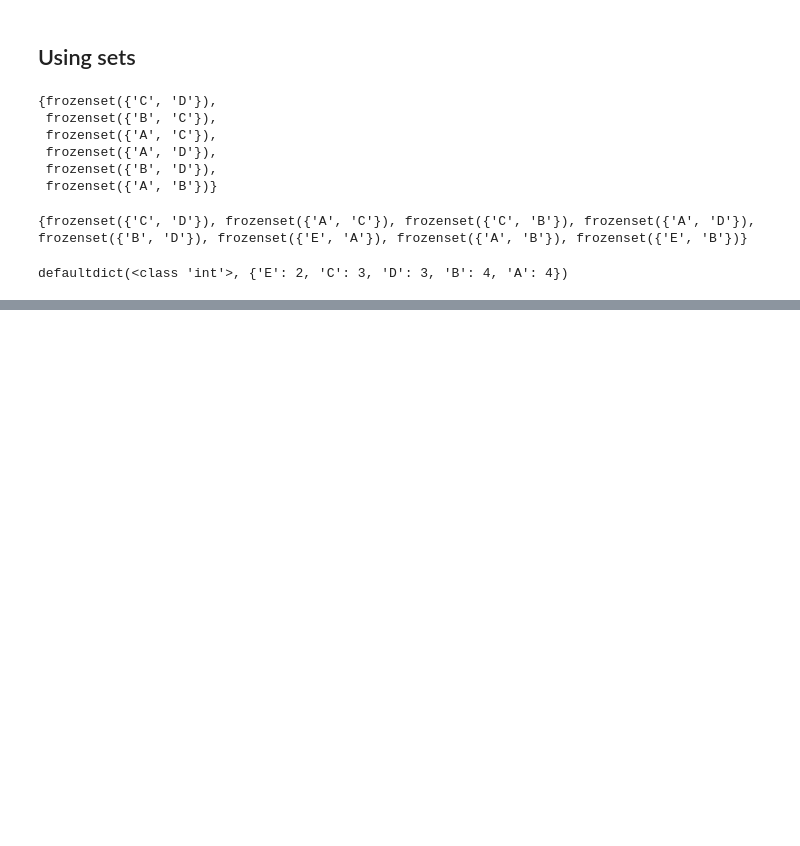
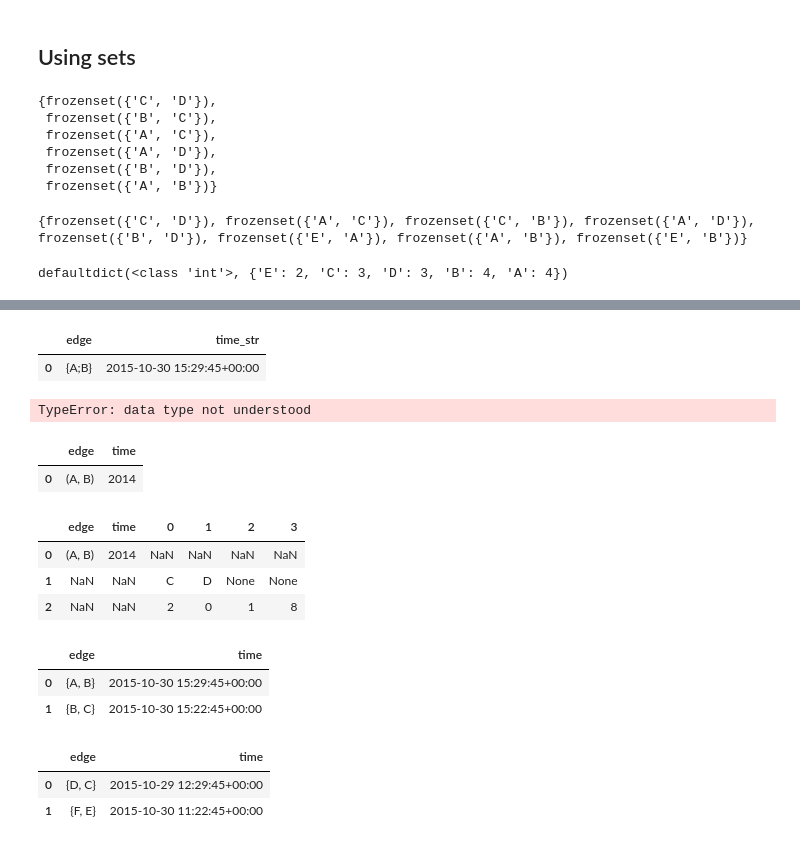
Before and after one commit to marksibrahim/coding-challenge, a Jupyter notebook: src/play/graph_play.ipynb, the cells around one changed output, grey strips where cells are left out. Drawn from its saved outputs; the diff is of its cells as text; code cells hidden in the pictures; blank space fills up the shorter version.

```diff
--- a/src/play/graph_play.ipynb
+++ b/src/play/graph_play.ipynb
@@ -82,0 +186,23 @@ defaultdict(<class 'int'>, {'E': 2, 'C': 3, 'D': 3, 'B': 4, 'A': 4})
+# %%
+df
+# %% [output]
+|  | edge | time_str |
+| 0 | {A;B} | 2015-10-30 15:29:45+00:00 |
+# %%
+df.append([set(["C;B"]), [pd.Timestamp("Fri Oct 30 15:29:45 +0000 2015")]], ignore_index=True)
+# %% [output]
+TypeError: data type not understood
+# %%
+df = pd.DataFrame({"edge": [("A", "B")], "time": ["2014"]} )
+# %%
+df
+# %% [output]
+|  | edge | time |
+| 0 | (A, B) | 2014 |
+# %%
+df.append([("C", "D"), "2018"], gnore_index=True)
+# %% [output]
+|  | edge | time | 0 | 1 | 2 | 3 |
+| 0 | (A, B) | 2014 | NaN | NaN | NaN | NaN |
+| 1 | NaN | NaN | C | D | None | None |
+| 2 | NaN | NaN | 2 | 0 | 1 | 8 |
@@ -82,0 +214,6 @@ defaultdict(<class 'int'>, {'E': 2, 'C': 3, 'D': 3, 'B': 4, 'A': 4})
+# %%
+df
+# %% [output]
+|  | edge | time |
+| 0 | {A, B} | 2015-10-30 15:29:45+00:00 |
+| 1 | {B, C} | 2015-10-30 15:22:45+00:00 |
@@ -82,0 +225,6 @@ defaultdict(<class 'int'>, {'E': 2, 'C': 3, 'D': 3, 'B': 4, 'A': 4})
+# %%
+df2
+# %% [output]
+|  | edge | time |
+| 0 | {D, C} | 2015-10-29 12:29:45+00:00 |
+| 1 | {F, E} | 2015-10-30 11:22:45+00:00 |
```
Also changed, not shown: parts of 36 cells of this notebook, 8 other files.
